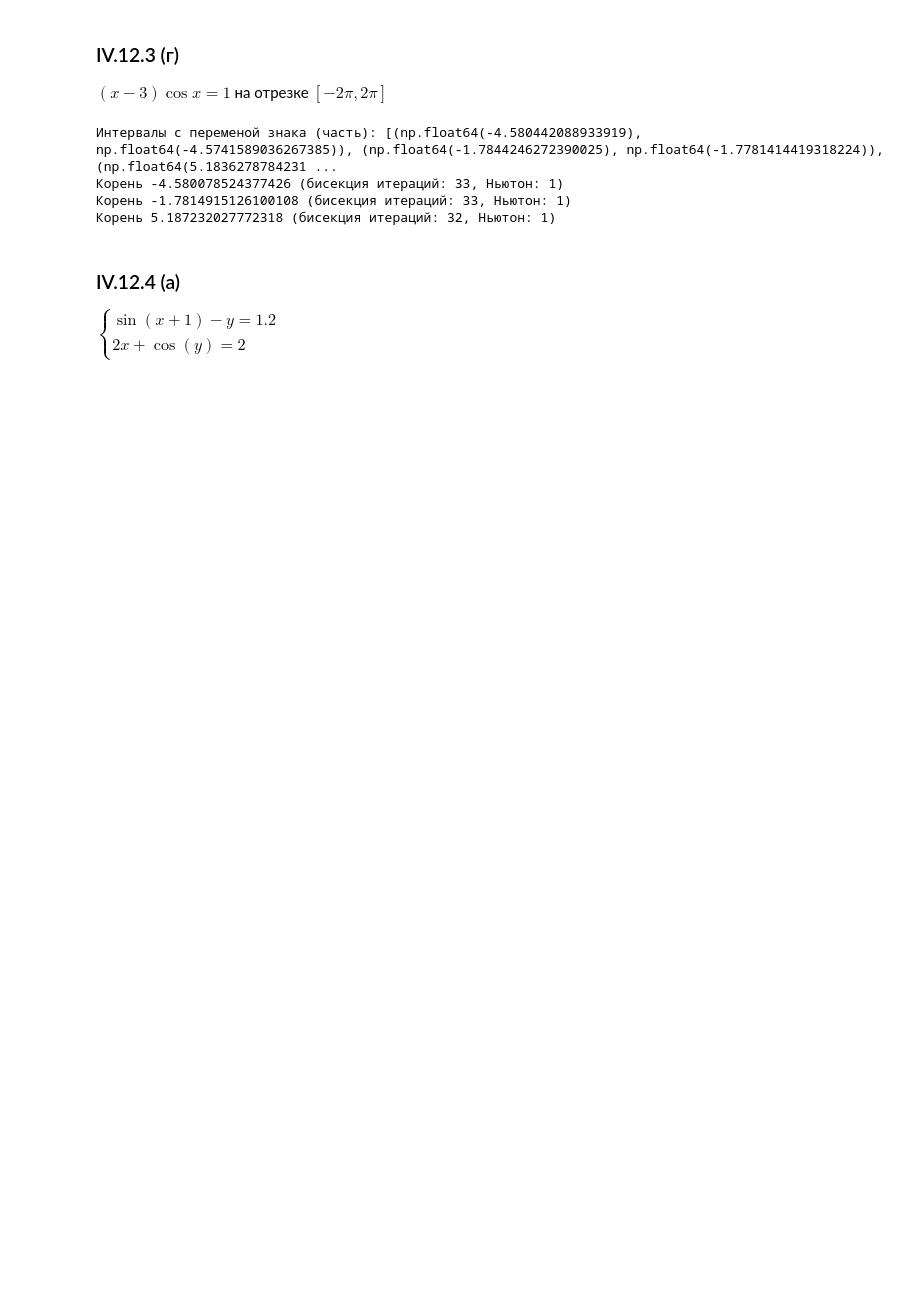
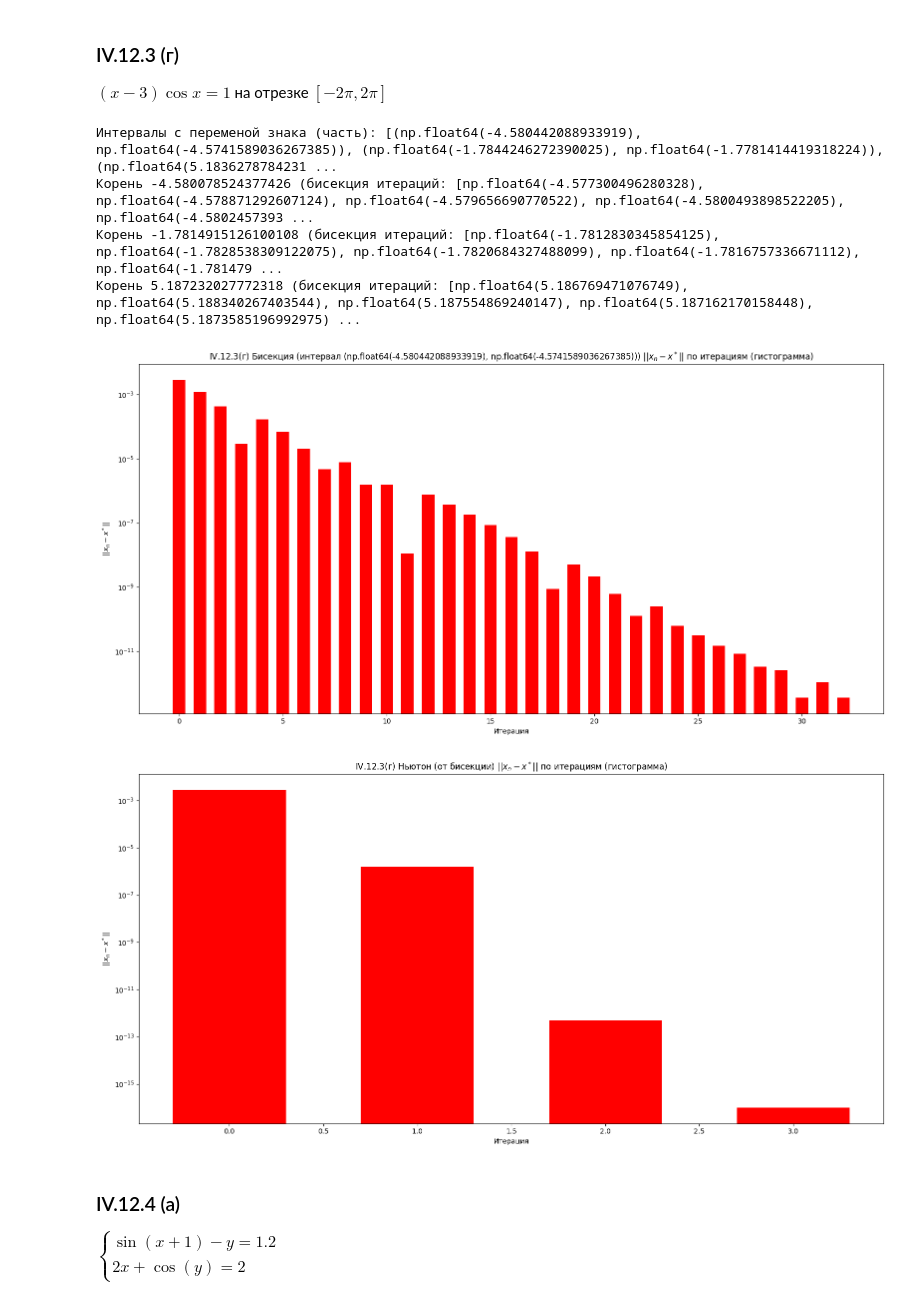
Before and after one commit to victorbaldin56/ComputationalMath, a Jupyter notebook: lab_3.ipynb, the cells around one changed output. Saved outputs shown, nothing was run; the diff lists cells and outputs as text; code cells hidden in the pictures; blank space fills up the shorter version.

```diff
--- a/lab_3.ipynb
+++ b/lab_3.ipynb
@@ -30,16 +30,19 @@ def bisection(f, a, b, tol=1e-8, maxiter=100):
   fa, fb = f(a), f(b)
   if fa * fb > 0:
     raise ValueError("На концах отрезка нет перемены знака")
+
+  history = []
   for i in range(maxiter):
     c = 0.5 * (a + b)
     fc = f(c)
+    history.append(c)
     if abs(fc) < tol or (b - a) / 2 < tol:
-      return c, i + 1
+      return c, history
     if fa * fc <= 0:
       b, fb = c, fc
     else:
       a, fa = c, fc
-  return 0.5 * (a + b), maxiter
+  return 0.5 * (a + b), history
 # %%
 def fixed_point_scalar(phi, x0, tol=1e-8, maxiter=200):
   x = x0
@@ -155,38 +197,50 @@ $(x-3)\cos x = 1$ на отрезке $[-2\pi, 2\pi]$
 # %%
 def f_g(x):
   return (x - 3) * math.cos(x) - 1
 
 
 # найдём интервалы перемены знака на сетке
 xs = np.linspace(-2 * math.pi, 2 * math.pi, 2001)
 brackets = []
 for i in range(len(xs) - 1):
   if f_g(xs[i]) * f_g(xs[i + 1]) <= 0:
     brackets.append((xs[i], xs[i + 1]))
 print("Интервалы с переменой знака (часть):", brackets[:10])
 
 
-# для каждого интервала применим бисекцию и затем Ньютона (если производная удобна)
 def df_g(x):
   return math.cos(x) - (x - 3) * math.sin(x)
 
 
 roots = []
 for a, b in brackets:
   r_bis, ib = bisection(f_g, a, b, tol=1e-12, maxiter=200)
-  r_newt, inewt = newton_scalar(f_g, df_g, r_bis, tol=1e-12, maxiter=200)
-  roots.append((r_newt, ib, inewt))
+  r_newt, inewt = newton_scalar(f_g,
+                                df_g, (a + b) / 2.0,
+                                tol=1e-12,
+                                maxiter=200)
+  roots.append((r_newt, ib, inewt, (a, b)))
+
+# Выберем первый корень для иллюстрации (если есть)
+if roots:
+  rn, h_b, h_n, seg = roots[0]
+  plot_history(h_b,
+               x_ref=rn,
+               title_prefix=f"IV.12.3(г) Бисекция (интервал {seg})")
+  plot_history(h_n, x_ref=rn, title_prefix="IV.12.3(г) Ньютон")
 
 unique = sorted({round(r[0], 12): r
                  for r in roots}.values(),
                 key=lambda x: x[0])
-for r, ib, inewt in unique:
+for r, ib, inewt, _ in unique:
   print(f"Корень {r} (бисекция итераций: {ib}, Ньютон: {inewt})")
 # %% [output]
 Интервалы с переменой знака (часть): [(np.float64(-4.580442088933919), np.float64(-4.5741589036267385)), (np.float64(-1.7844246272390025), np.float64(-1.7781414419318224)), (np.float64(5.1836278784231 ...
-Корень -4.580078524377426 (бисекция итераций: 33, Ньютон: 1)
-Корень -1.7814915126100108 (бисекция итераций: 33, Ньютон: 1)
-Корень 5.187232027772318 (бисекция итераций: 32, Ньютон: 1)
+Корень -4.580078524377426 (бисекция итераций: [np.float64(-4.577300496280328), np.float64(-4.578871292607124), np.float64(-4.579656690770522), np.float64(-4.5800493898522205), np.float64(-4.5802457393 ...
+Корень -1.7814915126100108 (бисекция итераций: [np.float64(-1.7812830345854125), np.float64(-1.7828538309122075), np.float64(-1.7820684327488099), np.float64(-1.7816757336671112), np.float64(-1.781479 ...
+Корень 5.187232027772318 (бисекция итераций: [np.float64(5.186769471076749), np.float64(5.188340267403544), np.float64(5.187554869240147), np.float64(5.187162170158448), np.float64(5.1873585196992975) ...
+[figure, added]
+[figure, added]
 # %% [markdown]
 ### IV.12.4 (a)
 $\begin{cases}
```
Also changed, not shown: parts of 8 cells of this notebook.
